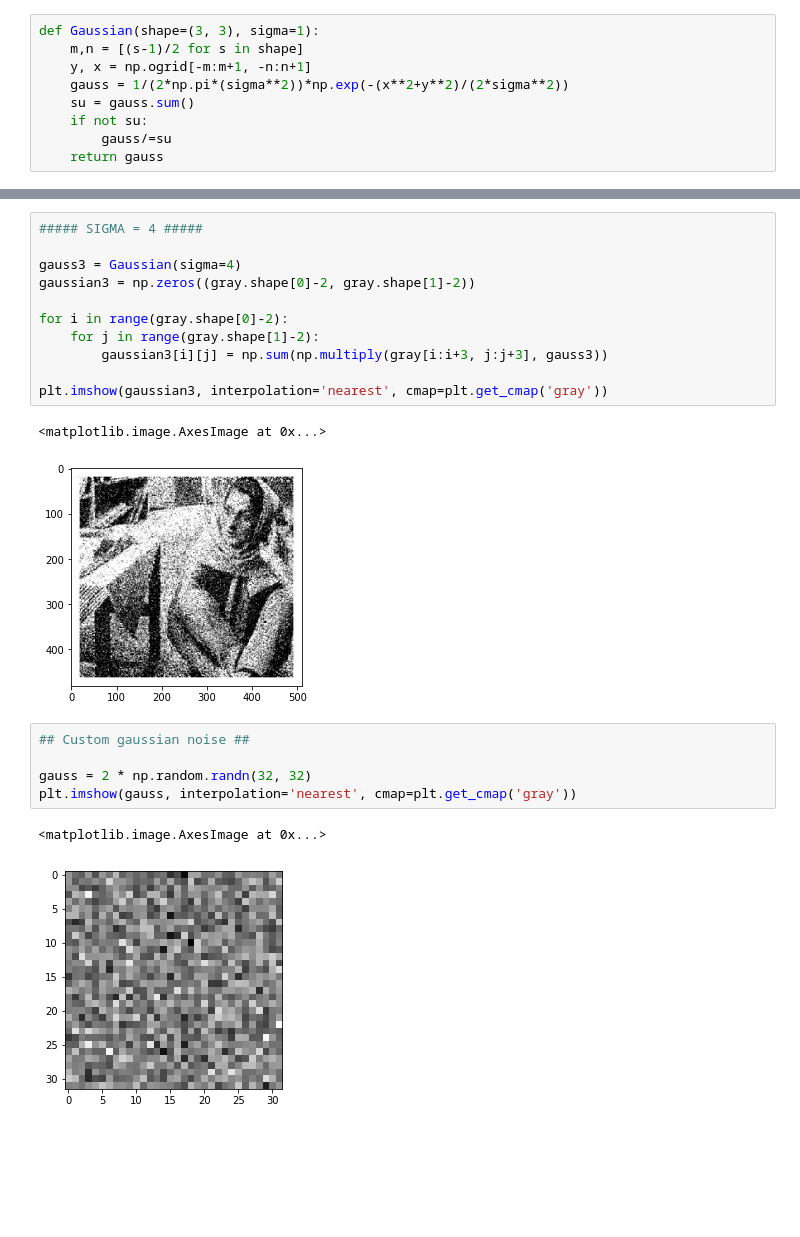
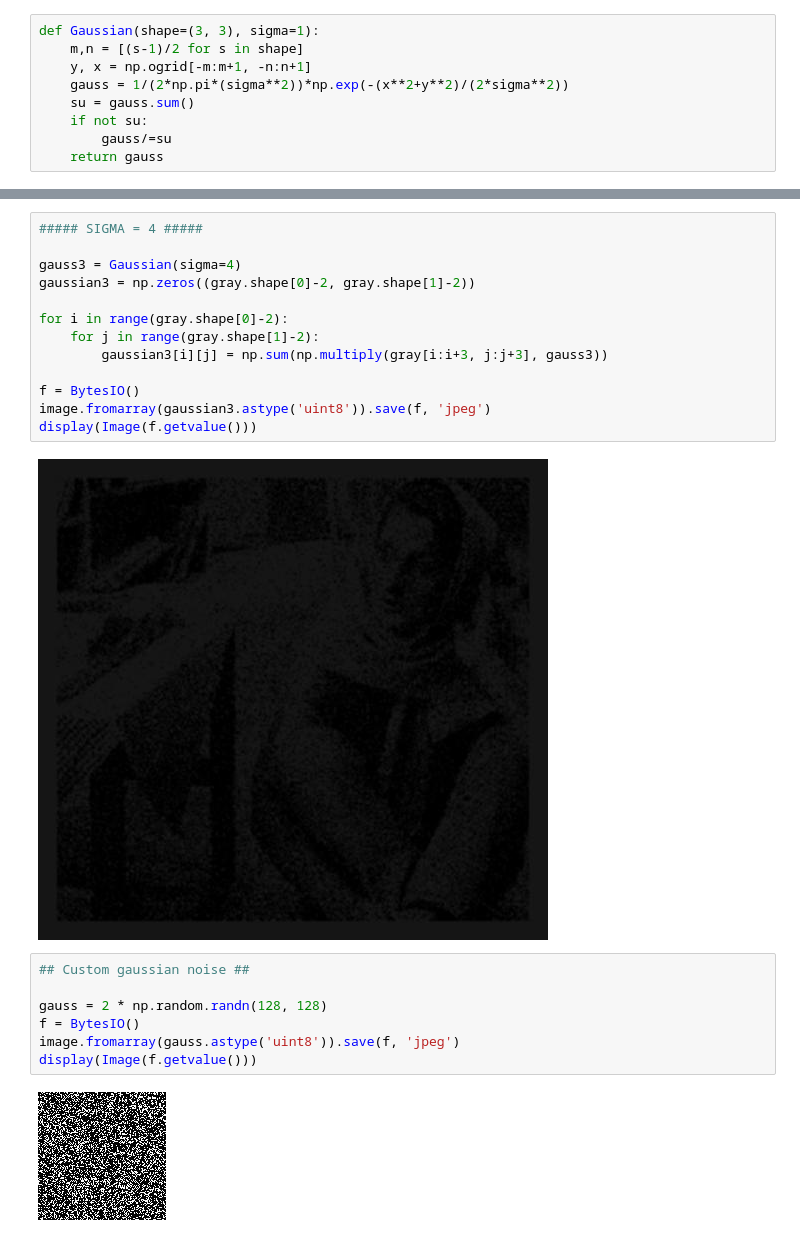
Before and after one commit to Vishu26/Computer-Vision, a Jupyter notebook: customGaussianFilter.ipynb, the cells around one changed output, grey strips where cells are left out. Saved outputs shown, nothing was run; the diff lists cells and outputs as text; blank space fills up the shorter version.

```diff
--- a/customGaussianFilter.ipynb
+++ b/customGaussianFilter.ipynb
@@ -70,25 +74,27 @@ plt.imshow(gaussian2, interpolation='nearest', cmap=plt.get_cmap('gray'))
 # %%
 ##### SIGMA = 4 #####
 
 gauss3 = Gaussian(sigma=4)
 gaussian3 = np.zeros((gray.shape[0]-2, gray.shape[1]-2))
 
 for i in range(gray.shape[0]-2):
     for j in range(gray.shape[1]-2):
         gaussian3[i][j] = np.sum(np.multiply(gray[i:i+3, j:j+3], gauss3))
 
-plt.imshow(gaussian3, interpolation='nearest', cmap=plt.get_cmap('gray'))
+f = BytesIO()
+image.fromarray(gaussian3.astype('uint8')).save(f, 'jpeg')
+display(Image(f.getvalue()))
 # %% [output]
-<matplotlib.image.AxesImage at 0x...>
-[figure, old version]
+[figure, new version]
-# %%
-## Custom gaussian noise ##
-
-gauss = 2 * np.random.randn(32, 32)
-plt.imshow(gauss, interpolation='nearest', cmap=plt.get_cmap('gray'))
-# %% [output]
-<matplotlib.image.AxesImage at 0x...>
-[figure, removed]
+# %%
+## Custom gaussian noise ##
+
+gauss = 2 * np.random.randn(128, 128)
+f = BytesIO()
+image.fromarray(gauss.astype('uint8')).save(f, 'jpeg')
+display(Image(f.getvalue()))
+# %% [output]
+[figure, added]
 # %%
 gauss4 = Gaussian(sigma=2)
 gaussian4 = np.zeros((gauss.shape[0]-2, gauss.shape[1]-2))
```
Also changed, not shown: parts of 7 cells of this notebook.
